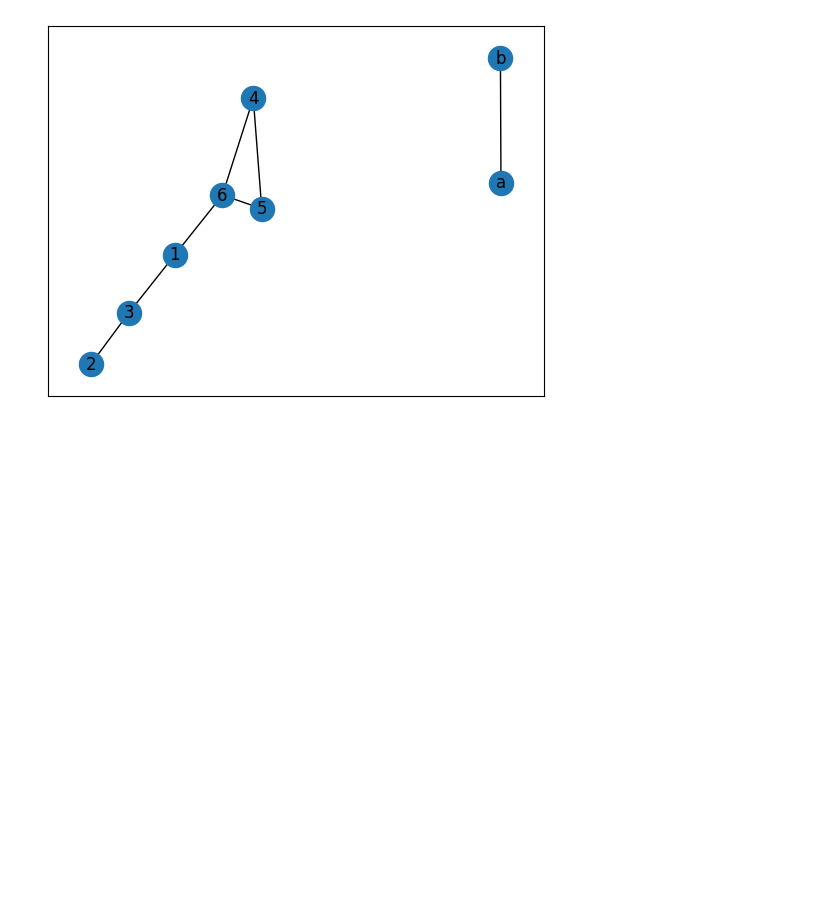
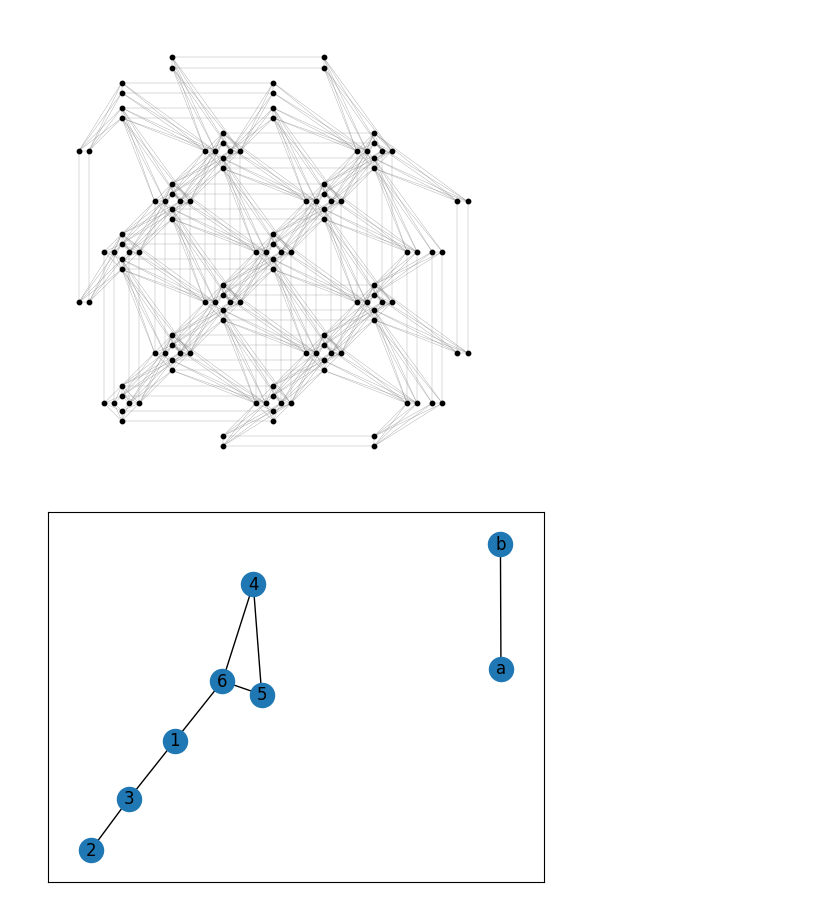
Before and after one commit to KirbyZX/PHYS4213, a Jupyter notebook: Notebooks/MIS.ipynb, the cells around one changed output. Saved outputs shown, nothing was run; the diff lists cells and outputs as text; code cells hidden in the pictures; blank space fills up the shorter version.

Commit message:
Update notebook figures

```diff
--- a/Notebooks/MIS.ipynb
+++ b/Notebooks/MIS.ipynb
@@ -3,6 +3,7 @@
 
 import networkx as nx
 import matplotlib.pyplot as plt
+plt.style.use("../graphs.mplstyle")
 
 import dwave_networkx as dnx # Extension of networkx
 from dwave.system import DWaveSampler, EmbeddingComposite
@@ -10,6 +11,14 @@ import dimod
 import dwave.inspector
 
 from graphUtilities import defineGraph, plotGraph
+# %%
+P = dnx.pegasus_graph(3)
+#fig, ax = plt.subplots(layout="constrained")
+dnx.draw_pegasus(P, with_labels=False, node_size = 10, width=0.2, crosses=True, node_color="black", edge_color="gray")
+plt.gca().set_aspect('equal')
+plt.savefig("..\Figures\pegasus.pdf", pad_inches=0, bbox_inches="tight")
+# %% [output]
+[figure, added]
 # %%
 # Define graph
 
```
Also changed, not shown: 1 other file.
